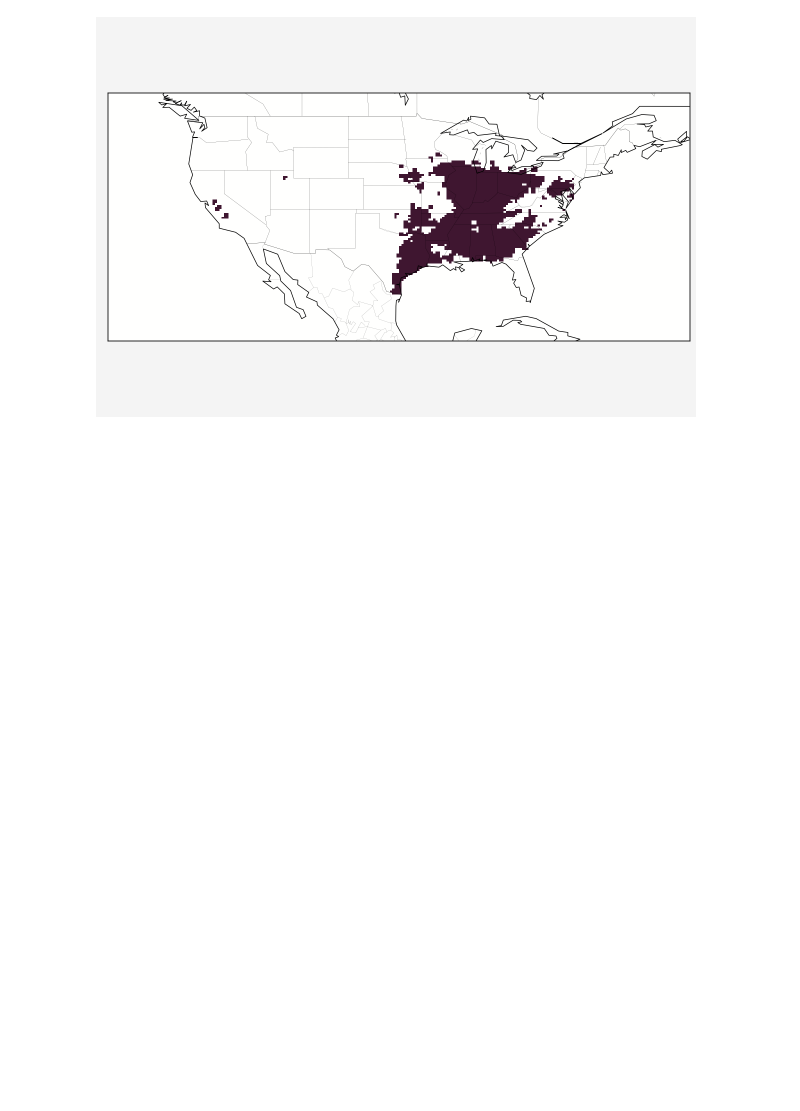
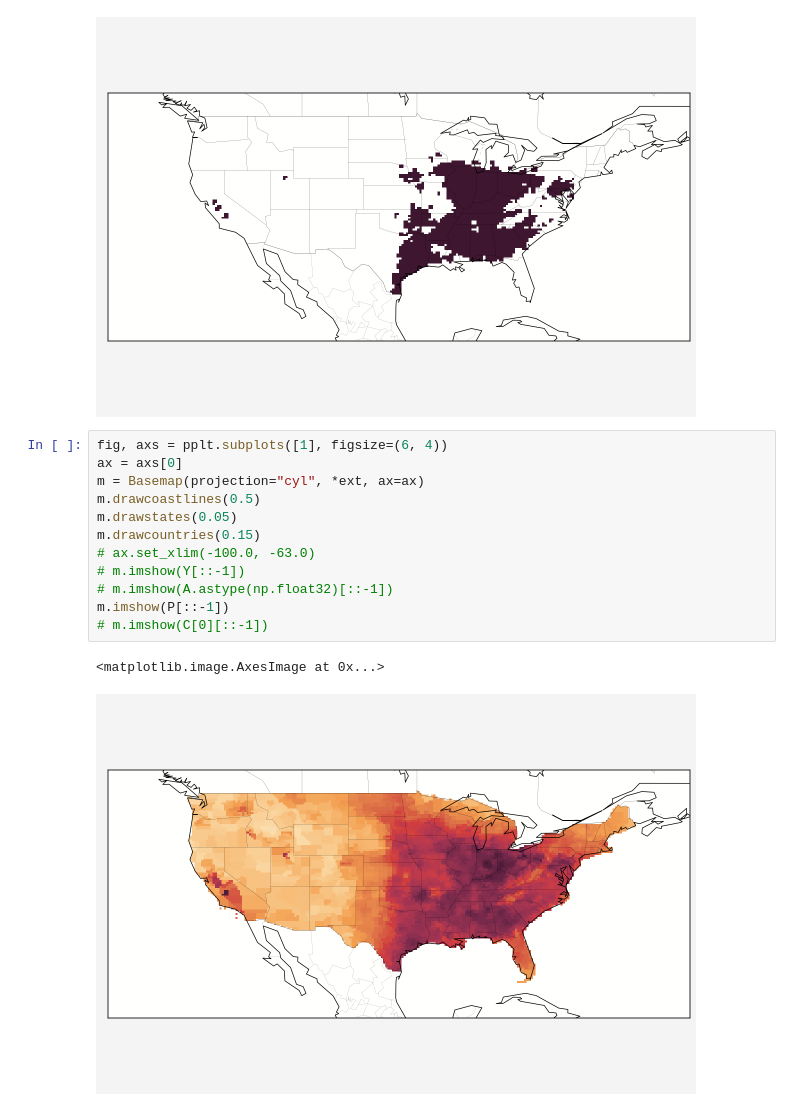
Before and after one commit to mauriciogtec/weather2vec-reproduce, a Jupyter notebook: notebooks/visualize_medicare.ipynb, the cells around one changed output. Cells and saved outputs as stored; diff of their text form; blank space fills up the shorter version.

```diff
--- a/notebooks/visualize_medicare.ipynb
+++ b/notebooks/visualize_medicare.ipynb
@@ -26,3 +26,18 @@ m.imshow(A.astype(np.float32)[::-1])
 # %% [output]
 <matplotlib.image.AxesImage at 0x...>
 [figure]
+# %%
+fig, axs = pplt.subplots([1], figsize=(6, 4))
+ax = axs[0]
+m = Basemap(projection="cyl", *ext, ax=ax)
+m.drawcoastlines(0.5)
+m.drawstates(0.05)
+m.drawcountries(0.15)
+# ax.set_xlim(-100.0, -63.0)
+# m.imshow(Y[::-1])
+# m.imshow(A.astype(np.float32)[::-1])
+m.imshow(P[::-1])
+# m.imshow(C[0][::-1])
+# %% [output]
+<matplotlib.image.AxesImage at 0x...>
+[figure, added]
```
Also changed, not shown: 8 other files.
